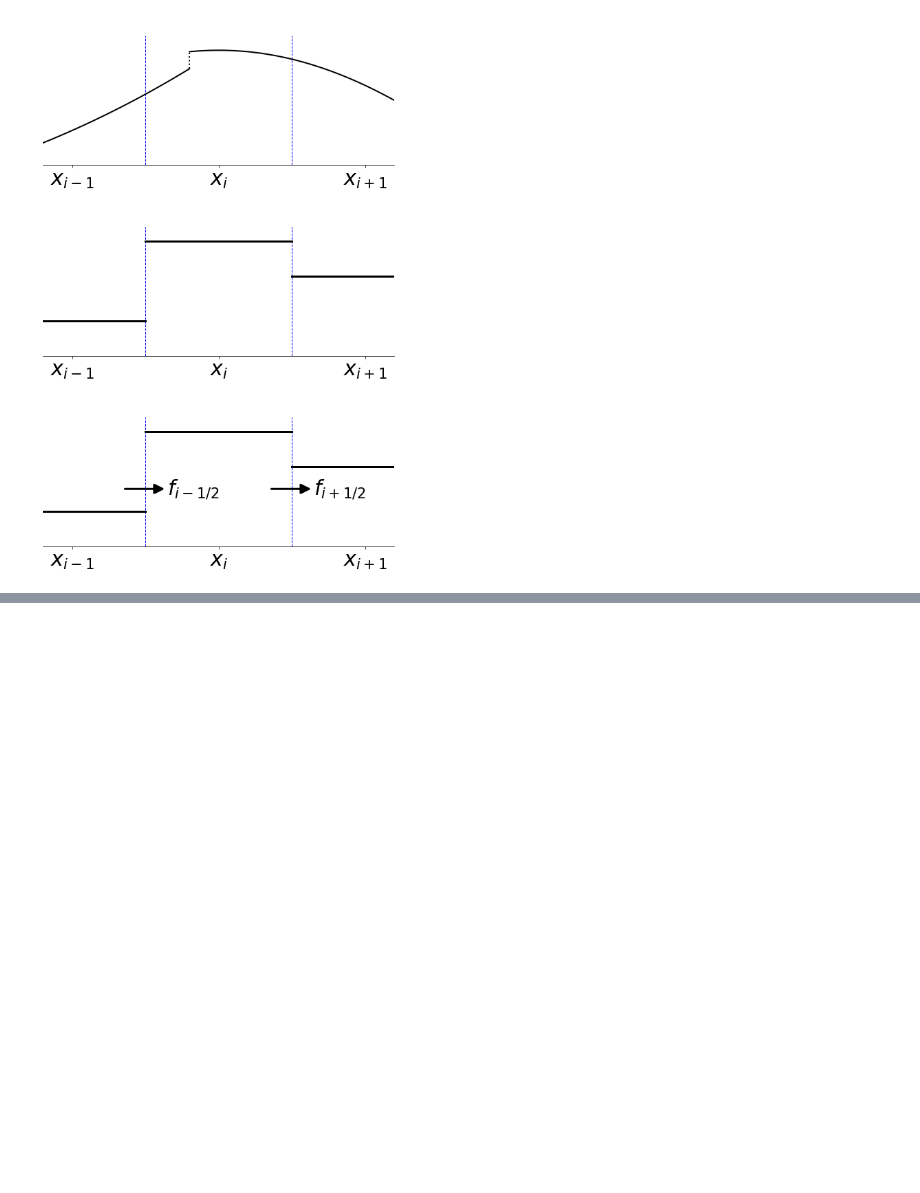
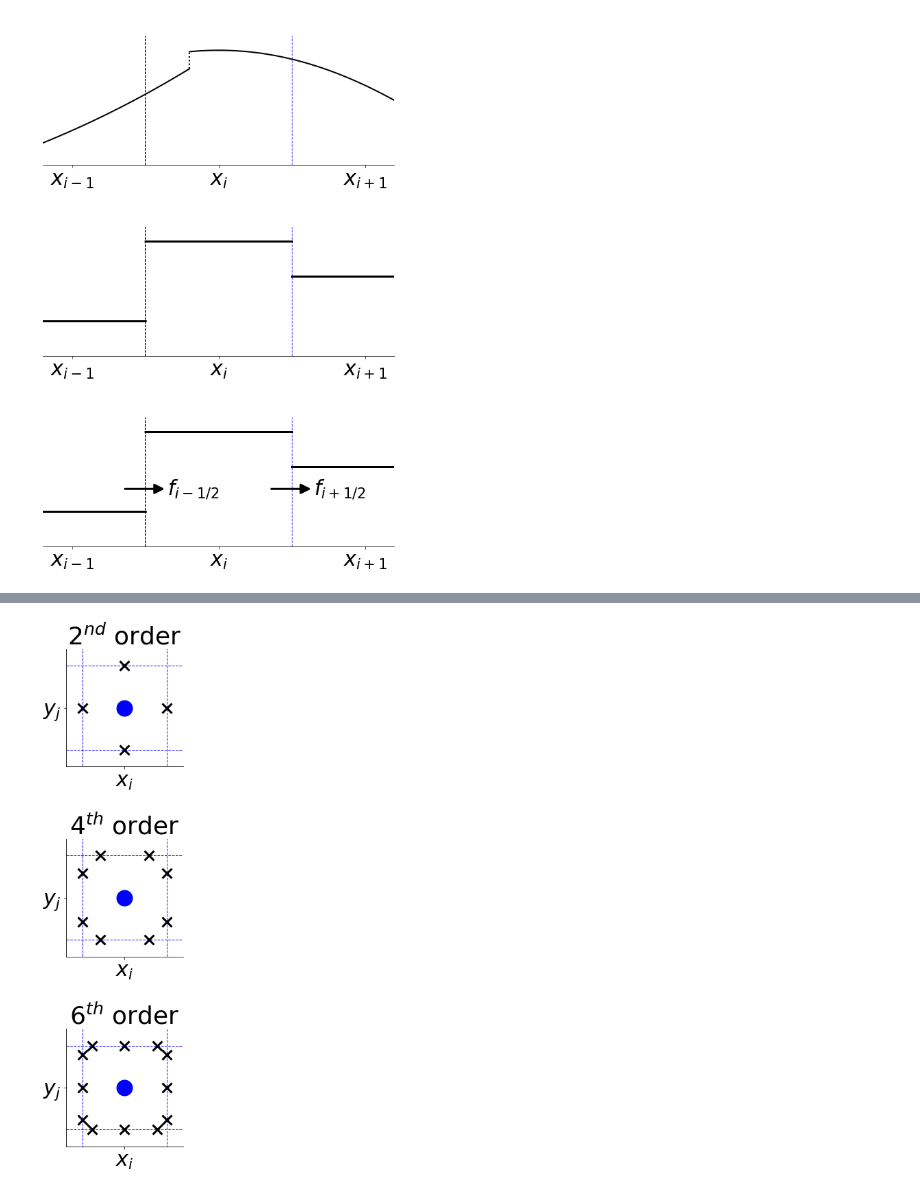
Before and after one commit to IanHawke/slides, a Jupyter notebook: icts-2020/figures/plots.ipynb, the cells around one changed output, grey strips where cells are left out. Saved outputs shown, nothing was run; the diff lists cells and outputs as text; code cells hidden in the pictures; blank space fills up the shorter version.

```diff
--- a/icts-2020/figures/plots.ipynb
+++ b/icts-2020/figures/plots.ipynb
@@ -451,0 +714,36 @@ array([0.72094336, 0.72094336, 1.        , 1.        , 0.87758256,
+# %%
+# High order finite volumes
+
+fig, axes = pyplot.subplots(3, 1, figsize=(4, 12))
+
+orders = [r"$2^{nd}$", r"$4^{th}$", r"$6^{th}$"]
+all_points = [[0], [-1/numpy.sqrt(3), 1/numpy.sqrt(3)], [-numpy.sqrt(3/5), 0, numpy.sqrt(3/5)]]
+for (ax, order, points) in zip(axes, orders, all_points):
+    ax.spines['top'].set_visible(False)
+    ax.spines['right'].set_visible(False)
+    ax.set_xticks(numpy.arange(-1, 1+0.01, 1))
+    ax.set_yticks(numpy.arange(-1, 1+0.01, 1))
+    ax.set_xticklabels(["", r"$x_{i}$", "" ], size=textsize)
+    ax.set_yticklabels(["", r"$y_{j}$", "" ], size=textsize)
+    ax.set_aspect('equal', 'box')
+    ax.set_xlim(-0.7, 0.7)
+    ax.set_ylim(-0.7, 0.7)
+
+    ax.plot(0, 0, 'bo', ms=20, mew=4)
+
+    for num in numpy.arange(-3, 4, 2):
+        ax.axvline(x=num/2, ymin=-1.2, ymax=1.2, color='b', ls='--', lw=1)
+        ax.axhline(y=num/2, xmin=-1.2, xmax=1.2, color='b', ls='--', lw=1)
+
+    for p in points:
+        ax.plot(-0.5, p/2, 'kx', ms=14, mew=3)
+        ax.plot( 0.5, p/2, 'kx', ms=14, mew=3)
+        ax.plot( p/2, -0.5,'kx', ms=14, mew=3)
+        ax.plot( p/2,  0.5,'kx', ms=14, mew=3)
+
+    ax.set_title(order + " order")
+
+fig.tight_layout()
+fig.savefig('fv_gauss_points.png', bbox_inches='tight')
+# %% [output]
+[figure, added]
```
Also changed, not shown: parts of 4 cells of this notebook, 8 other files.
